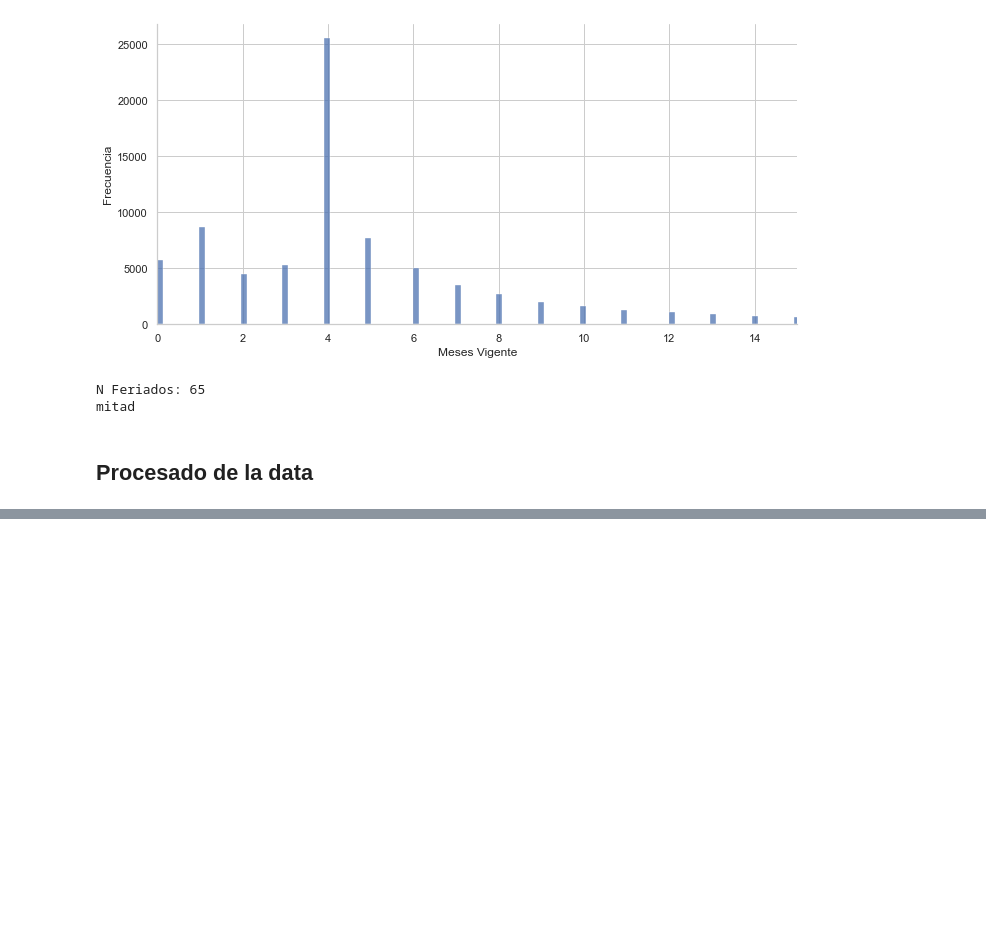
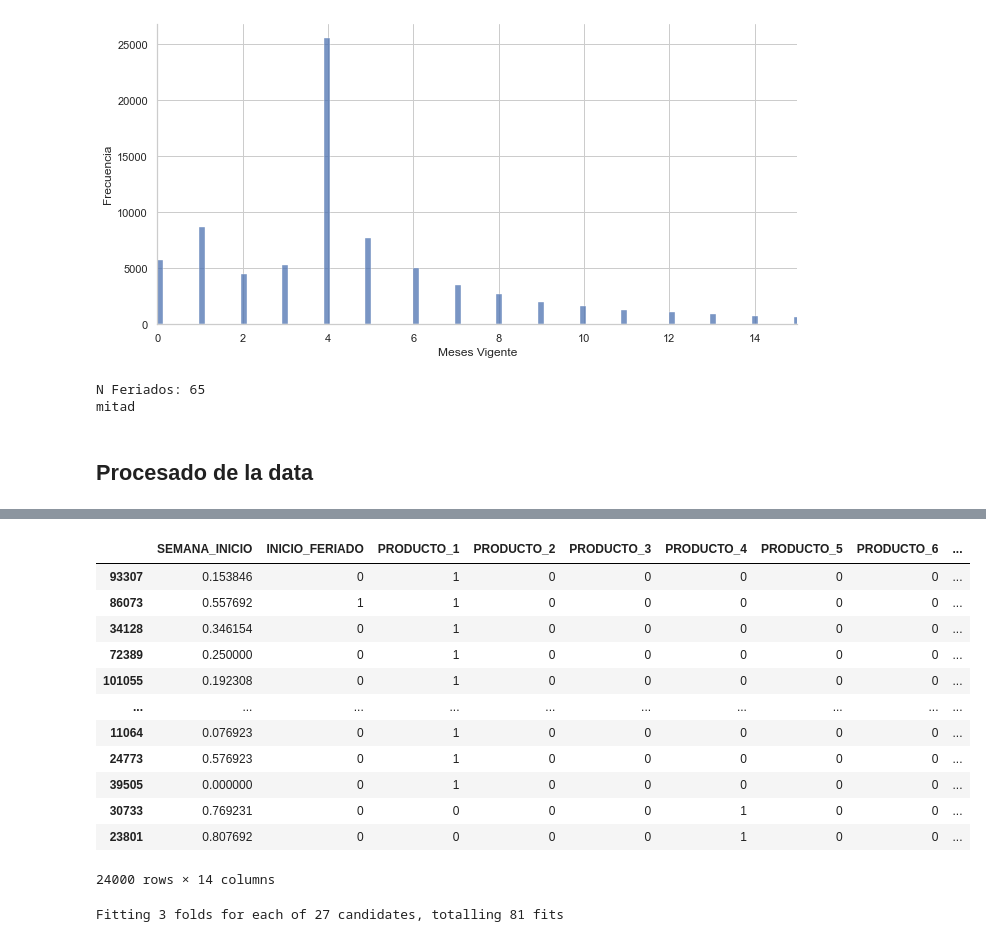
Before and after one commit to loaspra/caso-practico-11-jan, a Jupyter notebook: solution.ipynb, the cells around one changed output, grey strips where cells are left out. Saved outputs shown, nothing was run; the diff lists cells and outputs as text; code cells hidden in the pictures; blank space fills up the shorter version.

```diff
--- a/solution.ipynb
+++ b/solution.ipynb
@@ -230,8 +245,21 @@ fpr, tpr, thresholds = roc_curve(test_df.LABEL, y_pred)
+# %%
+test_df
+# %% [output]
+|  | SEMANA_INICIO | INICIO_FERIADO | PRODUCTO_1 | PRODUCTO_2 | PRODUCTO_3 | PRODUCTO_4 | PRODUCTO_5 | PRODUCTO_6 | ... |
+| 93307 | 0.153846 | 0 | 1 | 0 | 0 | 0 | 0 | 0 | ... |
+| 86073 | 0.557692 | 1 | 1 | 0 | 0 | 0 | 0 | 0 | ... |
+| 34128 | 0.346154 | 0 | 1 | 0 | 0 | 0 | 0 | 0 | ... |
+| 72389 | 0.250000 | 0 | 1 | 0 | 0 | 0 | 0 | 0 | ... |
+| 101055 | 0.192308 | 0 | 1 | 0 | 0 | 0 | 0 | 0 | ... |
+| ... | ... | ... | ... | ... | ... | ... | ... | ... | ... |
+| 11064 | 0.076923 | 0 | 1 | 0 | 0 | 0 | 0 | 0 | ... |
+| 24773 | 0.576923 | 0 | 1 | 0 | 0 | 0 | 0 | 0 | ... |
+| 39505 | 0.000000 | 0 | 1 | 0 | 0 | 0 | 0 | 0 | ... |
+| 30733 | 0.769231 | 0 | 0 | 0 | 0 | 1 | 0 | 0 | ... |
+| 23801 | 0.807692 | 0 | 0 | 0 | 0 | 1 | 0 | 0 | ... |
+24000 rows × 14 columns
 # %%
 # GridSearch the best parameters for a LightGBM model
-from sklearn.model_selection import GridSearchCV
-from lightgbm import LGBMClassifier
-
 lgbm = LGBMClassifier()
 
 param_grid = {
@@ -244,14 +272,16 @@ param_grid = {
 grid_search = GridSearchCV(estimator = lgbm, param_grid = param_grid,
                             cv = 3, n_jobs = -1, verbose = 2)
 
-grid_search.fit(train_df.drop('LABEL', axis = 1), train_df.drop('LABEL', axis = 1).LABEL)
+grid_search.fit(train_df.drop('LABEL', axis = 1), train_df.LABEL)
 
 # Fit a LightGBM model with train_df dataset and predict the probability of the test_df dataset
-lgbm = LGBMClassifier(learning_rate=0.05, n_estimators=300, num_leaves=31)
-lgbm.fit(train_df.drop('LABEL', axis = 1), train_df.drop('LABEL', axis = 1).LABEL)
-y_pred = lgbm.predict_proba(test_df)[:, 1]
+# lgbm = LGBMClassifier(learning_rate=0.05, n_estimators=300, num_leaves=31)
+# lgbm.fit(train_df.drop('LABEL', axis = 1), train_df.drop('LABEL', axis = 1).LABEL)
+# y_pred = lgbm.predict_proba(test_df)[:, 1]
 
 # graficar ROC
 from sklearn.metrics import roc_curve
 
 fpr, tpr, thresholds = roc_curve(test_df.LABEL, y_pred)
+# %% [output]
+Fitting 3 folds for each of 27 candidates, totalling 81 fits
```
Also changed, not shown: parts of 10 cells of this notebook.
